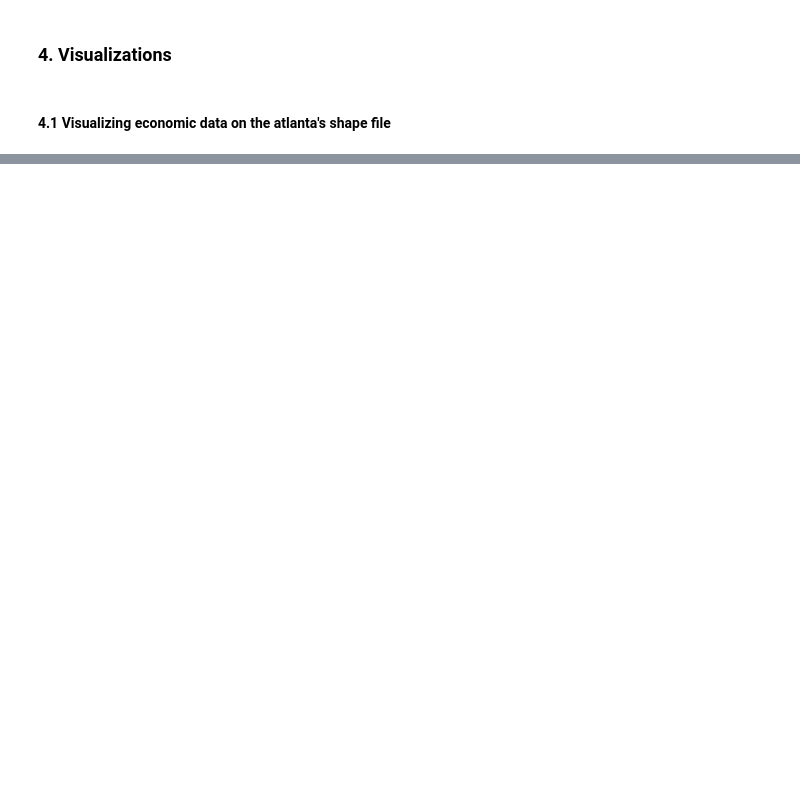
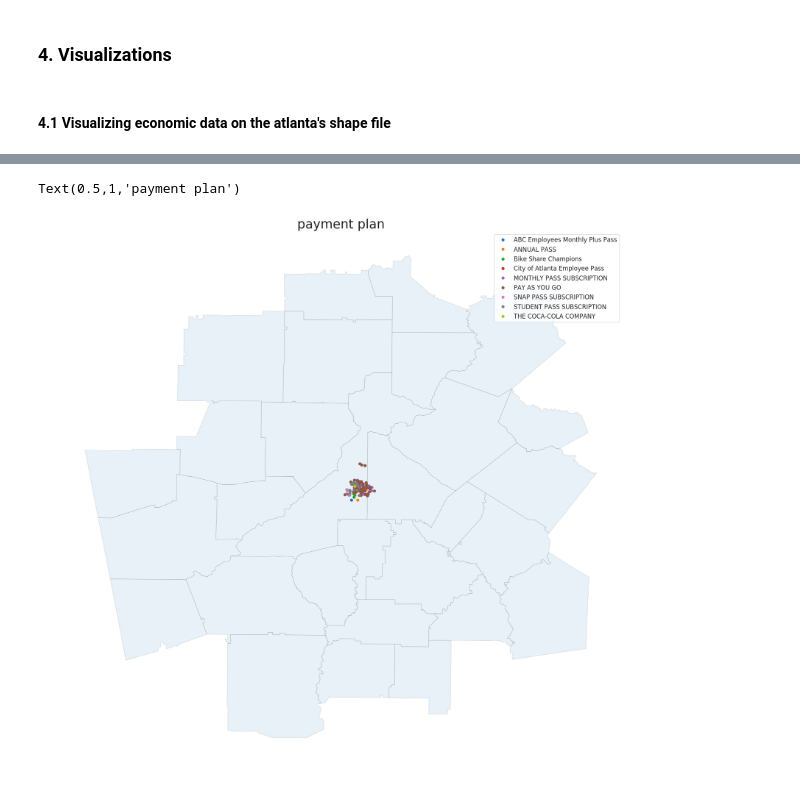
Before and after one commit to akhilpandey95/atlanta, a Jupyter notebook: data/data_analyze_viz_atlanta.ipynb, the cells around one changed output, grey strips where cells are left out. Saved outputs shown, nothing was run; the diff lists cells and outputs as text; code cells hidden in the pictures; blank space fills up the shorter version.

```diff
--- a/data/data_analyze_viz_atlanta.ipynb
+++ b/data/data_analyze_viz_atlanta.ipynb
@@ -292,3 +361,22 @@ Counter({'Fulton County': 92, 'DeKalb County': 14, 'Georgia': 9, 'Atlanta': 6, '
+# %%
+# maximum payment plan used at every start location
+start = start.assign(max_pay_plan = [Counter(data.groupby('Start Hub')
+                                             .get_group(x)['Payment Plan']).most_common(1)[0][0]
+                                     for x in tqdm(start['hub'])])
+
+# maximum payment plan used at every end location
+end = end.assign(max_pay_plan = [Counter(data.groupby('End Hub')
+                                         .get_group(x)['Payment Plan']).most_common(1)[0][0]
+                                 for x in tqdm(end['hub'])])
+
+# drop the NA's in start positions dataframe
+# and end positions dataframe
+# start = start.dropna(axis=0, how='any')
+# end = end.dropna(axis=0, how='any')
+
+# # reset the indexes for both dataframes
+# start.reset_index()
+# end.reset_index()
 # %% [markdown]
 #### 3.8 Write both the start and end dataframes to csv
 # %%
@@ -384,0 +538,41 @@ nodes
+# %%
+# Create an empty dataframe
+node_locations = pd.DataFrame()
+
+# change the lat and long to strings
+start['lat'] = start['lat'].apply(lambda x: float(x))
+start['lon'] = start['lon'].apply(lambda x: float(x))
+
+# Pull the longitude and latitude information from the "nodes" dataframe
+# Use zip to create set of lon, lat tuples then put into a list
+node_locations['Coordinates'] = list(zip(start.lon, start.lat))
+
+# Turn the list of node locations stored in Coordinates into a "Point" so we can use on plot
+node_locations['Coordinates'] = node_locations['Coordinates'].apply(Point)
+
+# Create a GeoDataFrame of node locations
+node_locationsDF = gpd.GeoDataFrame(node_locations, geometry='Coordinates')
+
+plt.style.use('default')
+
+f, ax = plt.subplots(1, figsize=(20, 20))
+
+boundary = gpd.read_file('Counties_Atlanta_Region.shp')
+
+# Plots the boundary of the counties in atlanta
+boundary.plot(ax = ax, alpha = 0.1, linewidth = 1.0, edgecolor = 'black', zorder = 5)
+
+# plot locations on the map as a new layer - zorder ensures the nodes are on top
+# node_locationsDF.plot(ax = ax, color = 'r', marker='^', zorder = 10, legend=True)
+
+# Plot locations on the map as a new layer - zorder ensures the nodes are on top and
+for node_flavor, node in start.groupby('max_pay_plan'):
+    ax.plot(node['lon'], node['lat'], marker='o', linestyle='', ms=5, label=node_flavor, zorder = 10)
+
+ax.legend(fontsize=12)
+
+ax.set_axis_off()
+ax.set_title('payment plan', fontsize = 25, fontdict = {'verticalalignment':'baseline'})
+# %% [output]
+Text(0.5,1,'payment plan')
+[figure, added]
```
Also changed, not shown: parts of 19 cells of this notebook, 1 other file.
